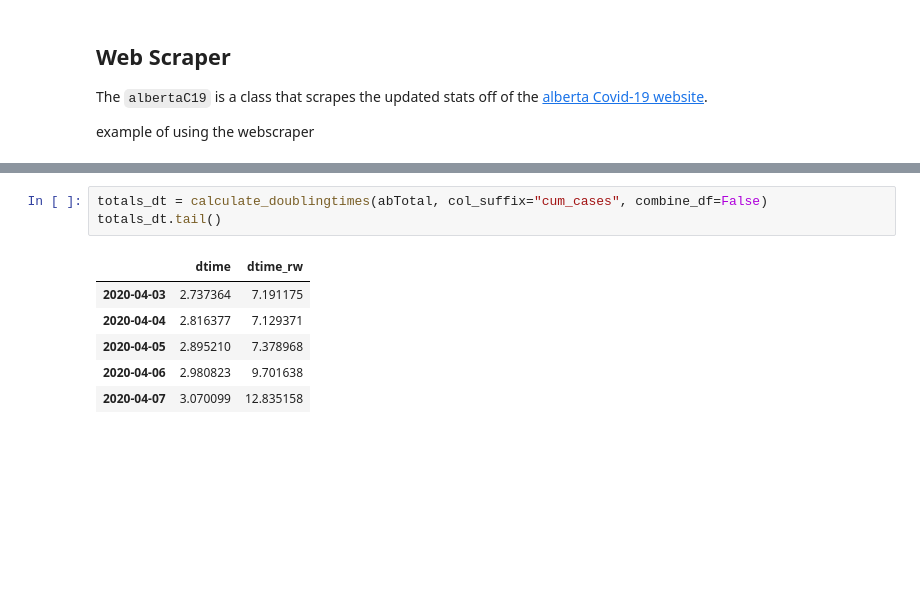
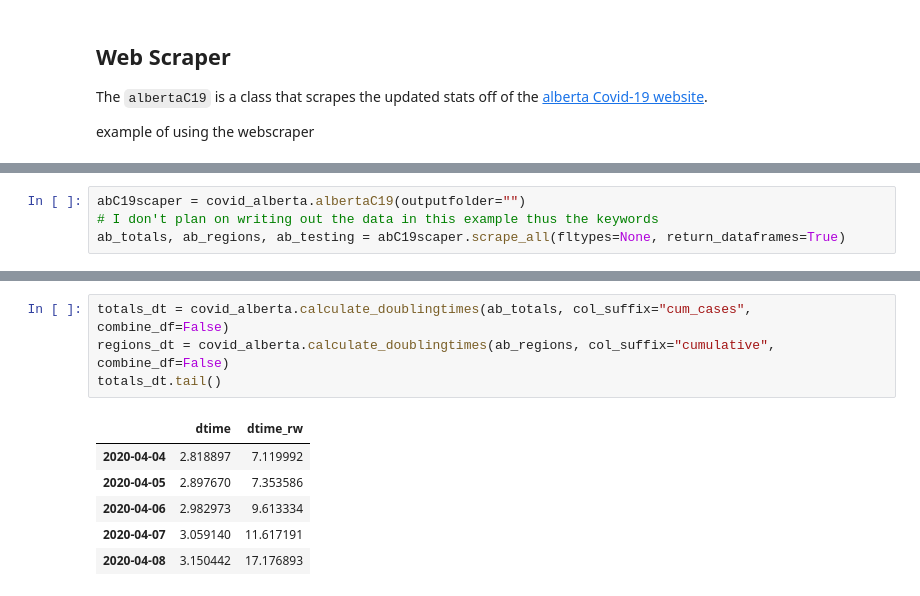
Before and after one commit to tyleracorn/covid_alberta, a Jupyter notebook: index.ipynb, the cells around one changed output, grey strips where cells are left out. Saved outputs shown, nothing was run; the diff lists cells and outputs as text; blank space fills up the shorter version.

```diff
--- a/index.ipynb
+++ b/index.ipynb
@@ -44,0 +25,4 @@ example for calculating the stats
+# %%
+abC19scaper = covid_alberta.albertaC19(outputfolder="")
+# I don't plan on writing out the data in this example thus the keywords
+ab_totals, ab_regions, ab_testing = abC19scaper.scrape_all(fltypes=None, return_dataframes=True)
@@ -45,10 +74,11 @@ example for calculating the stats
 # %%
-totals_dt = calculate_doublingtimes(abTotal, col_suffix="cum_cases", combine_df=False)
+totals_dt = covid_alberta.calculate_doublingtimes(ab_totals, col_suffix="cum_cases", combine_df=False)
+regions_dt = covid_alberta.calculate_doublingtimes(ab_regions, col_suffix="cumulative", combine_df=False)
 totals_dt.tail()
 # %% [output]
 |  | dtime | dtime_rw |
-| 2020-04-03 | 2.737364 | 7.191175 |
-| 2020-04-04 | 2.816377 | 7.129371 |
-| 2020-04-05 | 2.895210 | 7.378968 |
-| 2020-04-06 | 2.980823 | 9.701638 |
-| 2020-04-07 | 3.070099 | 12.835158 |
+| 2020-04-04 | 2.818897 | 7.119992 |
+| 2020-04-05 | 2.897670 | 7.353586 |
+| 2020-04-06 | 2.982973 | 9.613334 |
+| 2020-04-07 | 3.059140 | 11.617191 |
+| 2020-04-08 | 3.150442 | 17.176893 |
```
Also changed, not shown: parts of 16 cells of this notebook, 1 other file.
